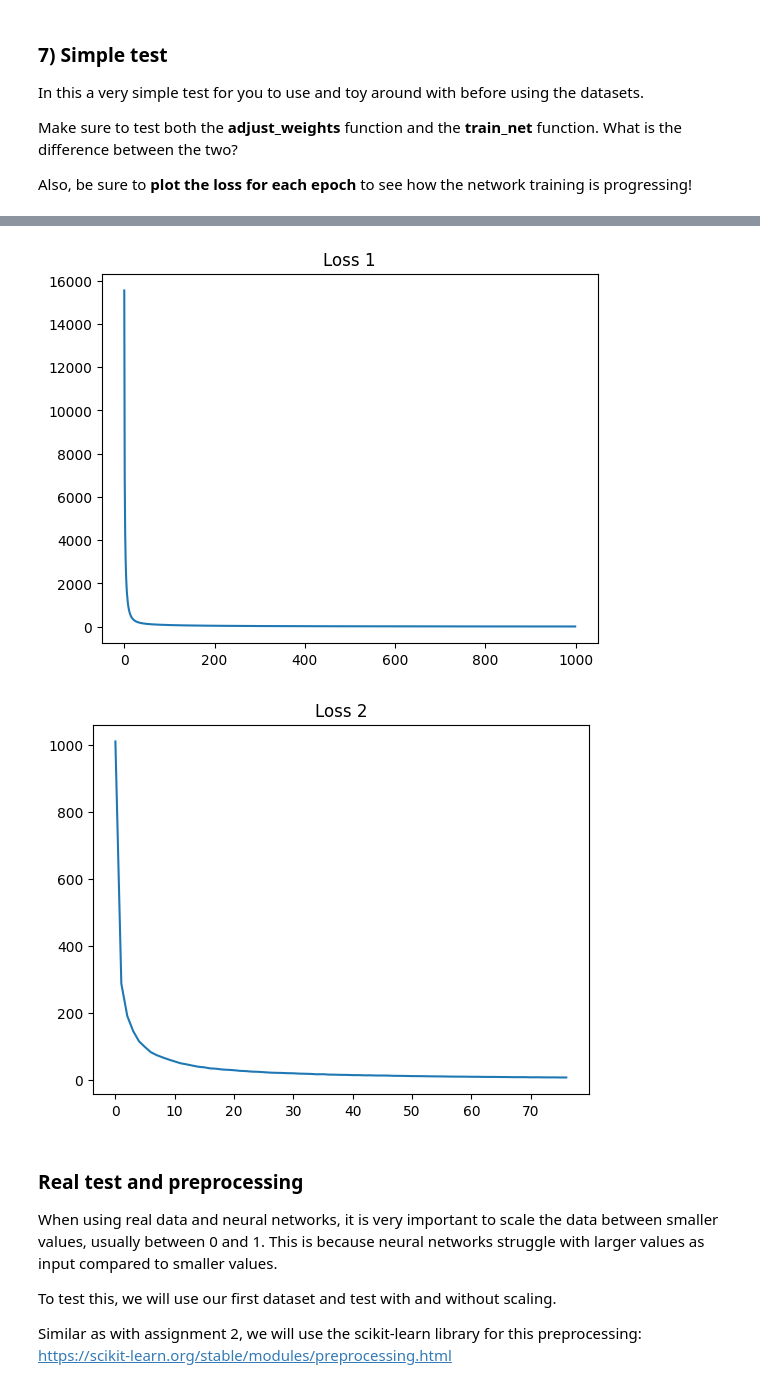
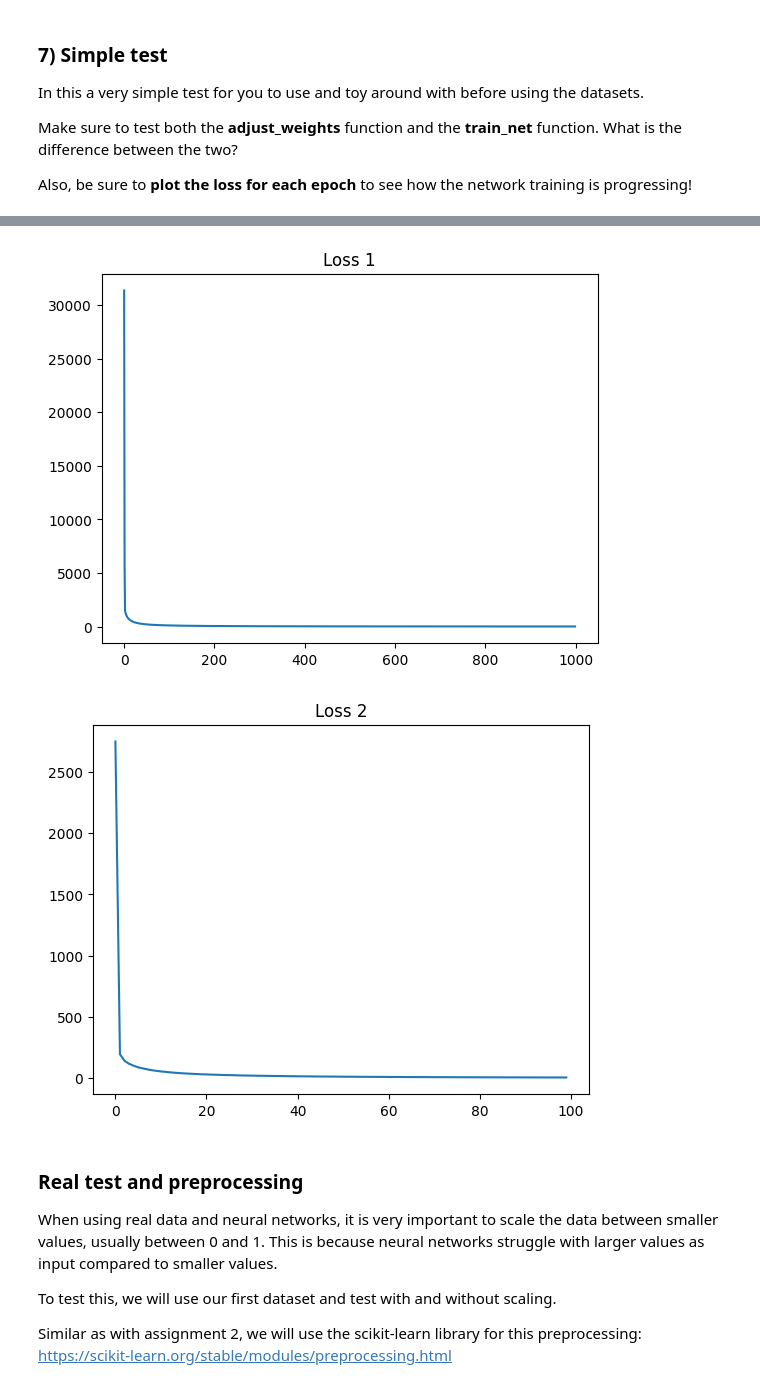
Before and after one commit to JoelScarinius/Neural_Network, a Jupyter notebook: ML-Assignment_3_Joel_Scarinius_Stavmo.ipynb, the cells around one changed output, grey strips where cells are left out. Saved outputs shown, nothing was run; the diff lists cells and outputs as text; code cells hidden in the pictures.

```diff
--- a/ML-Assignment_3_Joel_Scarinius_Stavmo.ipynb
+++ b/ML-Assignment_3_Joel_Scarinius_Stavmo.ipynb
@@ -301,32 +301,43 @@ class NeuralNet(object):
         best_val_loss = float("inf")
         early_stop_cnt = 0
         if use_validation_data:
-            x_train = x[: int((len(x) * 0.8)), :]
+            X_train = x[: int((len(x) * 0.8)), :]
             y_train = y[: int((len(y) * 0.8)), :]
 
-            x_val = x[len(x_train) :]
+            X_val = x[len(X_train) :]
             y_val = y[len(y_train) :]
         else:
-            x_train, y_train = x, y
-        size = x_train.shape[0]
+            X_train, y_train = x, y
+        size = X_train.shape[0]
         for epoch in range(epochs):
             # TODO: Add support for mini batches. That is, in each epoch the data should be split into several
             #       smaller subsets and the model should be trained on each of these subsets one at a time.
             shuffle_idx = np.random.permutation(size)
-            x_train = x_train[shuffle_idx, :]
+            X_train = X_train[shuffle_idx, :]
             y_train = y_train[shuffle_idx, :]
             loss = 0
-            x_batches = np.array_split(x_train, batch_size)
-            y_batches = np.array_split(y_train, batch_size)
-            for x_batch, y_batch in zip(x_batches, y_batches):
-                loss += self.adjust_weights(x_batch, y_batch, learning_rate)
-            losses.append(loss / batch_size)
+
+            num_batches = len(X_train) // batch_size
+
+            X_batches = [
+                X_train[i * batch_size : (i + 1) * batch_size]
+                for i in range(num_batches)
+            ]
+            y_batches = [y_train[i * batch_size:(i + 1) * batch_size] for i in range(num_batches)]
+
+            if len(X_train) % batch_size != 0:
+                X_batches = X_batches[:-1]
+                y_batches = y_batches[:-1]
+
+            for X_batch, y_batch in zip(X_batches, y_batches):
+                loss += self.adjust_weights(X_batch, y_batch, learning_rate)
+            losses.append(loss / num_batches)
             print(f"Epoch {epoch + 1} - Loss: {losses[epoch]}")
             if use_validation_data:
                 # TODO: Implement the use of validation data, that is, splitting the training data into training data and validation data.
                 #       The validation data should be used to stop the training when the model stops to generalize and starts to overfit.
                 #       This feature should be able to be turned on and off to test the difference.
-                y_val_pred = self.forward(x_val)
+                y_val_pred = self.forward(X_val)
                 val_loss = MSE_loss(y_val_pred, y_val)
                 if val_loss < best_val_loss:
                     best_val_loss = val_loss
@@ -367,7 +378,7 @@ print(f"Start Loss: {loss_1[0]} End Loss: {loss_1[-1]}\n")
 
 nn2 = NeuralNet(d, 1, [18, 12])
 
-loss_2 = nn2.train_net(x, y, epochs=100, use_validation_data=True) # TODO: Use the train_net function to compare with the "adjust_weights" function.
+loss_2 = nn2.train_net(x, y, epochs=100, use_validation_data=True, early_stopping=10) # TODO: Use the train_net function to compare with the "adjust_weights" function.
 
 plt.plot(loss_1)
 plt.title("Loss 1")
@@ -397,5 +408,5 @@ Epoch 77 - Loss: 7.683237432895885
-[figure, old version]
+[figure, new version]
-[figure, old version]
+[figure, new version]
 # %% [markdown]
 ### Real test and preprocessing
 
```
Also changed, not shown: parts of 4 cells of this notebook.
